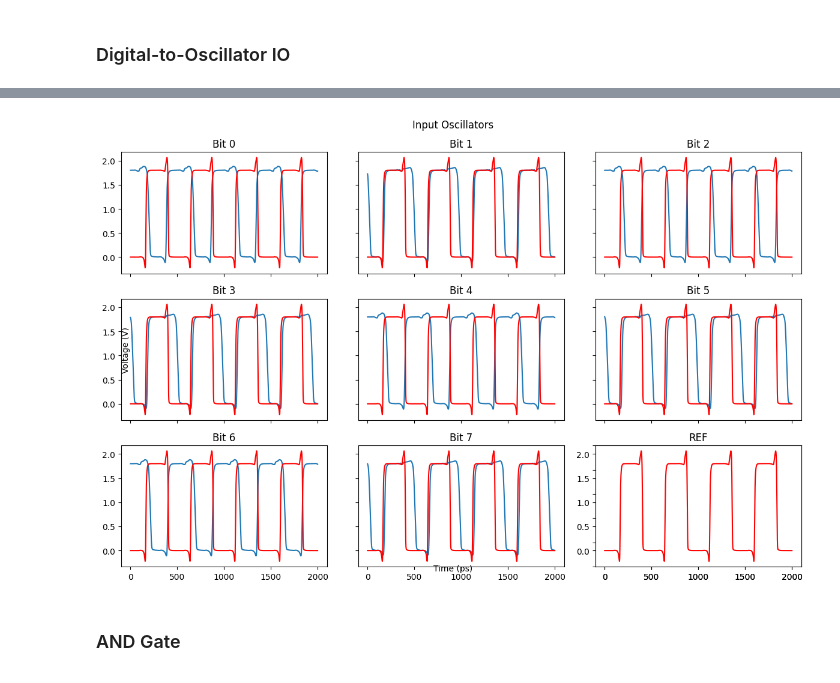
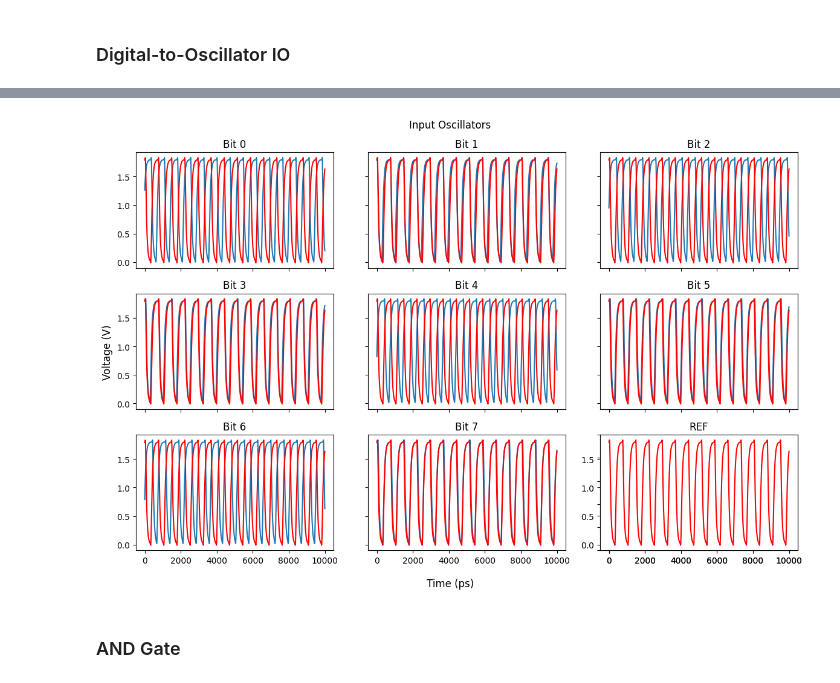
Before and after one commit to ThomasPluck/wobblchip, a Jupyter notebook: sim/unit_validation.ipynb, the cells around one changed output, grey strips where cells are left out. Drawn from its saved outputs; the diff is of its cells as text; code cells hidden in the pictures.

```diff
--- a/sim/unit_validation.ipynb
+++ b/sim/unit_validation.ipynb
@@ -471,7 +463,7 @@ import matplotlib.pyplot as plt
 
 fig, axs = plt.subplots(3, 3, figsize=(12, 8), sharex=True)
 
-start = -2000
+start = -10000
 stop = -1
 
 axs[0, 0].plot(op.data['v(xtop.vout_0)'][start:stop])
@@ -503,36 +495,36 @@ axs[2, 0].plot(op.data['v(xtop.ref)'][start:stop],color='red')
 axs[2, 0].set_title('Bit 6')
 
 axs[2, 1].plot(op.data['v(xtop.vout_7)'][start:stop])
 axs[2, 1].plot(op.data['v(xtop.ref)'][start:stop],color='red')
 axs[2, 1].set_title('Bit 7')
 
 # Create a new subplot for REF
 ax_ref = fig.add_subplot(3, 3, 9)
 ax_ref.plot(op.data['v(xtop.ref)'][start:stop],color='red')
 ax_ref.set_title('REF')
 
 # Remove x-axis labels from all but the last row of subplots
 for ax in axs.flat:
     if ax != axs[-1, 0] and ax != axs[-1, 1] and ax != axs[-1, 2]:
         ax.label_outer()
 
 # Remove y-axis labels from all but the first column of subplots
 for ax in axs.flat:
     if ax != axs[0, 0] and ax != axs[1, 0] and ax != axs[2, 0]:
         ax.label_outer()
 
 # Set common x and y labels
-fig.text(0.5, 0.04, 'Time (ps)', ha='center')
-fig.text(0.04, 0.5, 'Voltage (V)', va='center', rotation='vertical')
+fig.supxlabel('Time (ps)')
+fig.supylabel('Voltage (V)')
 
 # Add a legend to the last subplot (bottom-right corner)
 axs[-1, -1].legend([f"bit {i}" for i in range(8)] + ['VDD'])
 
 plt.suptitle('Input Oscillators')
 plt.tight_layout()
 plt.show()
 # %% [output]
-[figure, old version]
+[figure, new version]
 # %% [markdown]
 ### AND Gate
 # %%
```
Also changed, not shown: parts of 2 cells of this notebook, 3 other files.
